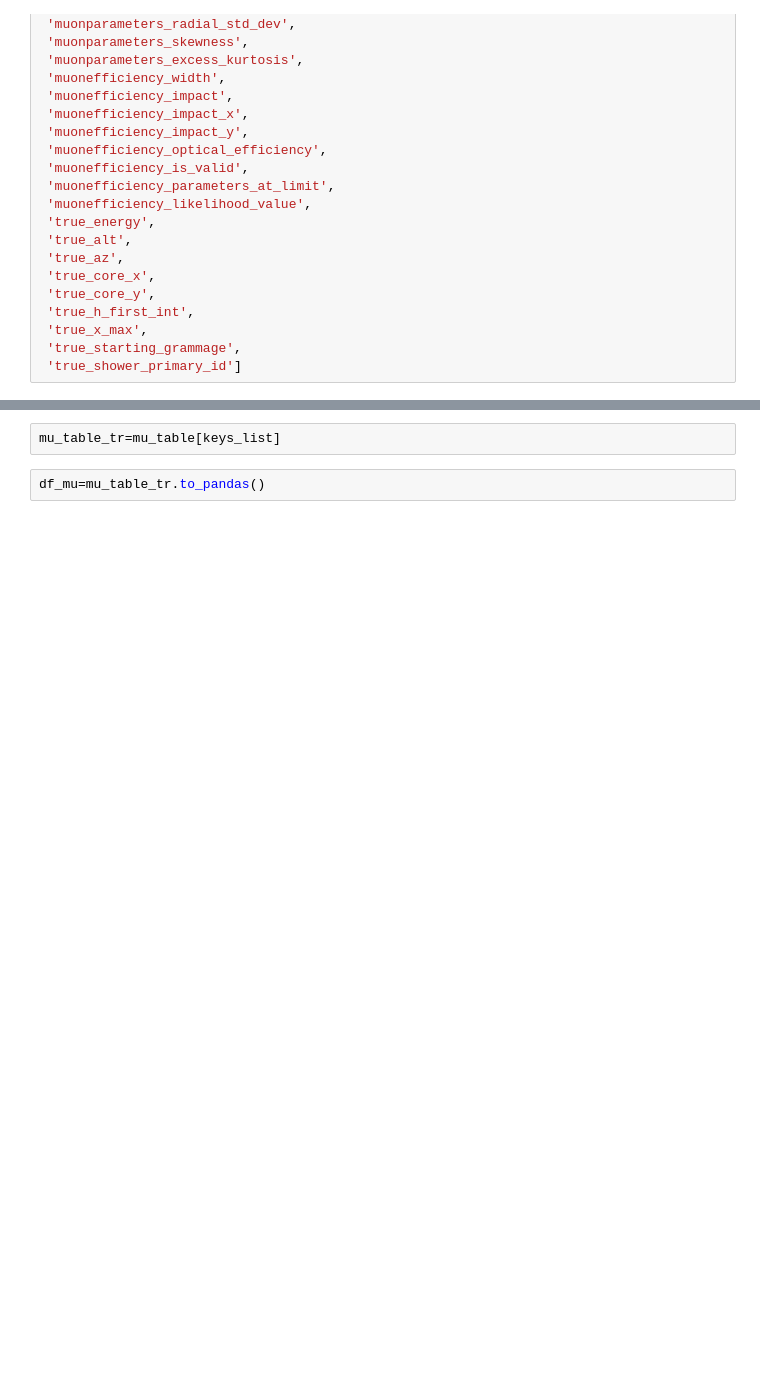
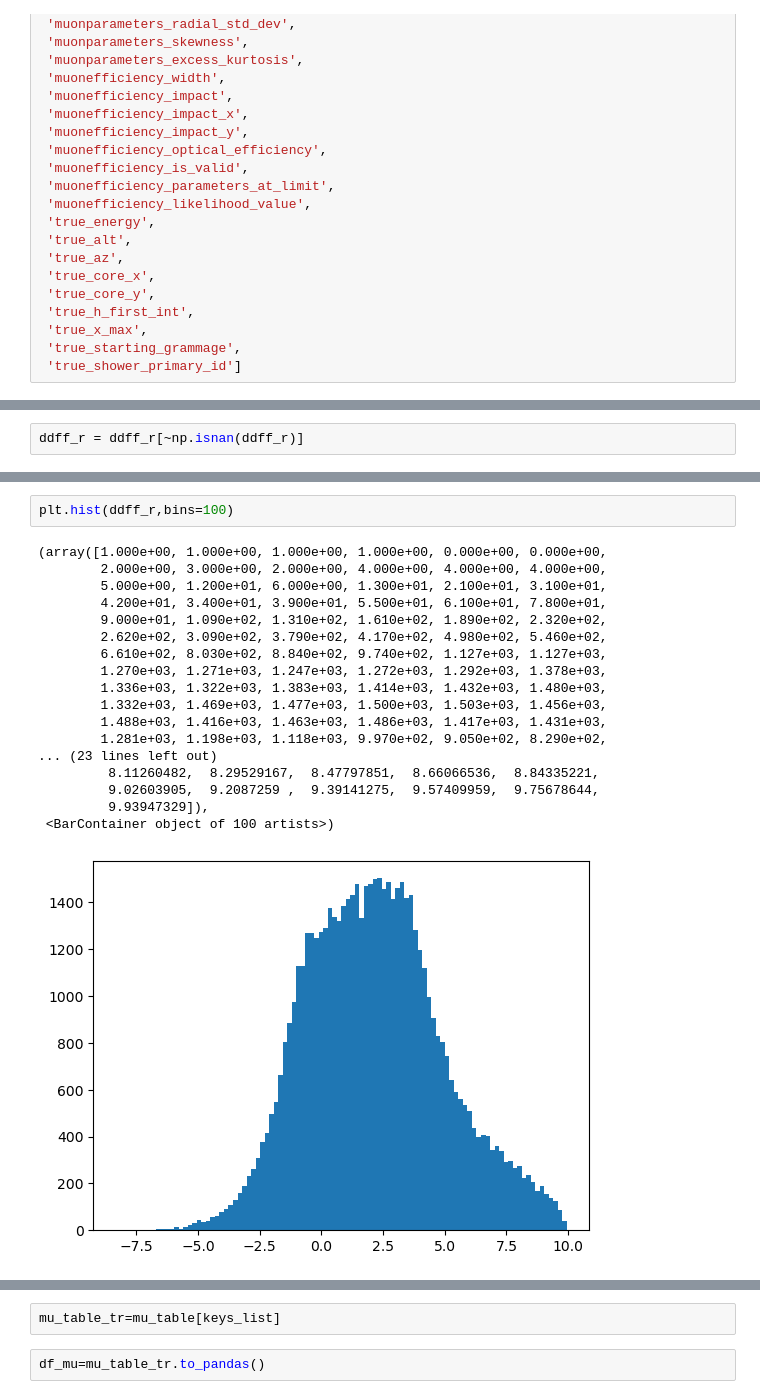
Before and after one commit to burmist-git/cta-lstchain_mu_images_ana, a Jupyter notebook: muons_ana_ctapipe.ipynb, the cells around one changed output, grey strips where cells are left out. Drawn from its saved outputs; the diff is of its cells as text; blank space fills up the shorter version.

```diff
--- a/muons_ana_ctapipe.ipynb
+++ b/muons_ana_ctapipe.ipynb
@@ -204,0 +198,2 @@ keys_list=['obs_id',
+# %%
+ddff_r = ddff_r[~np.isnan(ddff_r)]
@@ -204,0 +249,21 @@ keys_list=['obs_id',
+# %%
+plt.hist(ddff_r,bins=100)
+# %% [output]
+(array([1.000e+00, 1.000e+00, 1.000e+00, 1.000e+00, 0.000e+00, 0.000e+00,
+        2.000e+00, 3.000e+00, 2.000e+00, 4.000e+00, 4.000e+00, 4.000e+00,
+        5.000e+00, 1.200e+01, 6.000e+00, 1.300e+01, 2.100e+01, 3.100e+01,
+        4.200e+01, 3.400e+01, 3.900e+01, 5.500e+01, 6.100e+01, 7.800e+01,
+        9.000e+01, 1.090e+02, 1.310e+02, 1.610e+02, 1.890e+02, 2.320e+02,
+        2.620e+02, 3.090e+02, 3.790e+02, 4.170e+02, 4.980e+02, 5.460e+02,
+        6.610e+02, 8.030e+02, 8.840e+02, 9.740e+02, 1.127e+03, 1.127e+03,
+        1.270e+03, 1.271e+03, 1.247e+03, 1.272e+03, 1.292e+03, 1.378e+03,
+        1.336e+03, 1.322e+03, 1.383e+03, 1.414e+03, 1.432e+03, 1.480e+03,
+        1.332e+03, 1.469e+03, 1.477e+03, 1.500e+03, 1.503e+03, 1.456e+03,
+        1.488e+03, 1.416e+03, 1.463e+03, 1.486e+03, 1.417e+03, 1.431e+03,
+        1.281e+03, 1.198e+03, 1.118e+03, 9.970e+02, 9.050e+02, 8.290e+02,
+... (23 lines left out)
+         8.11260482,  8.29529167,  8.47797851,  8.66066536,  8.84335221,
+         9.02603905,  9.2087259 ,  9.39141275,  9.57409959,  9.75678644,
+         9.93947329]),
+ <BarContainer object of 100 artists>)
+[figure, added]
```
Also changed, not shown: parts of 38 cells of this notebook, 9 other files.
